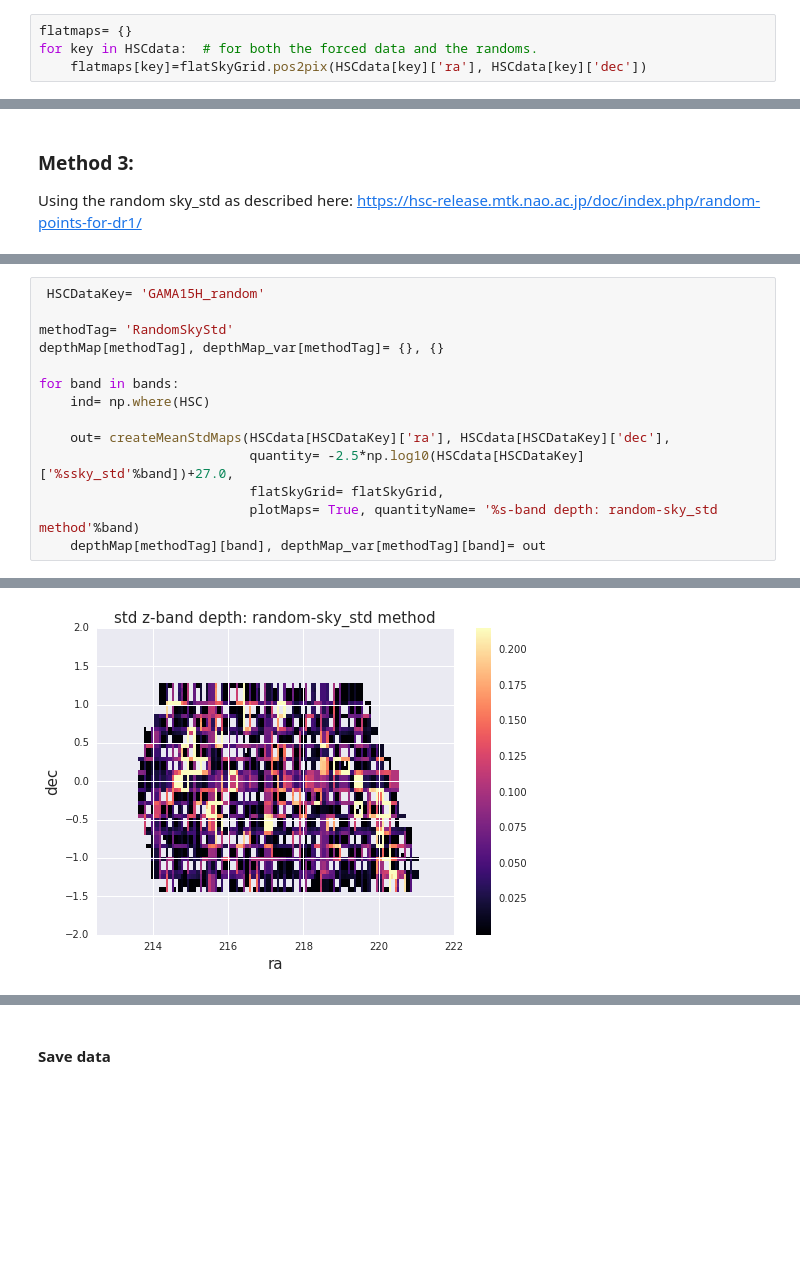
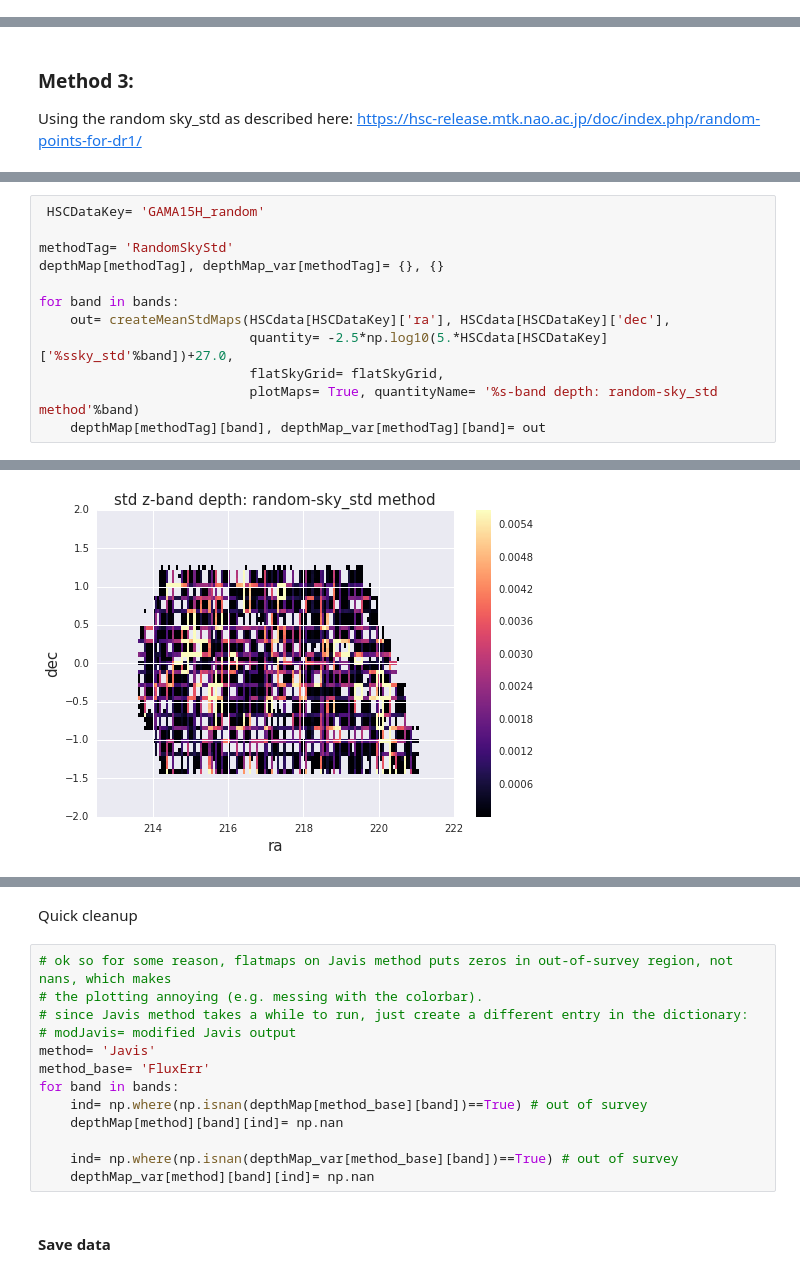
Before and after one commit to LSSTDESC/DEHSC_LSS, a Jupyter notebook: HSC_5sigma-depth.ipynb, the cells around one changed output, grey strips where cells are left out. Saved outputs shown, nothing was run; the diff lists cells and outputs as text; blank space fills up the shorter version.

```diff
--- a/HSC_5sigma-depth.ipynb
+++ b/HSC_5sigma-depth.ipynb
@@ -80,7 +83,3 @@ Added the columns. Now plotting the distribution.
 # %%
 import flatmaps as fm
 flatSkyGrid= fm.FlatMapInfo([212.5,222.],[-2.,2.], dx=0.057,dy=0.057)
-# %%
-flatmaps= {}
-for key in HSCdata:  # for both the forced data and the randoms.
-    flatmaps[key]=flatSkyGrid.pos2pix(HSCdata[key]['ra'], HSCdata[key]['dec'])
@@ -268,10 +251,8 @@ methodTag= 'RandomSkyStd'
 depthMap[methodTag], depthMap_var[methodTag]= {}, {}
 
 for band in bands:
-    ind= np.where(HSC)
-
     out= createMeanStdMaps(HSCdata[HSCDataKey]['ra'], HSCdata[HSCDataKey]['dec'],
-                           quantity= -2.5*np.log10(HSCdata[HSCDataKey]['%ssky_std'%band])+27.0,
+                           quantity= -2.5*np.log10(5.*HSCdata[HSCDataKey]['%ssky_std'%band])+27.0,
                            flatSkyGrid= flatSkyGrid,
                            plotMaps= True, quantityName= '%s-band depth: random-sky_std method'%band)
     depthMap[methodTag][band], depthMap_var[methodTag][band]= out
@@ -286 +267 @@ for band in bands:
-[figure, old version]
+[figure, new version]
@@ -289,3 +270,18 @@ for band in bands:
+# %% [markdown]
+Quick cleanup
+# %%
+# ok so for some reason, flatmaps on Javis method puts zeros in out-of-survey region, not nans, which makes
+# the plotting annoying (e.g. messing with the colorbar).
+# since Javis method takes a while to run, just create a different entry in the dictionary:
+# modJavis= modified Javis output
+method= 'Javis'
+method_base= 'FluxErr'
+for band in bands:
+    ind= np.where(np.isnan(depthMap[method_base][band])==True) # out of survey
+    depthMap[method][band][ind]= np.nan
+
+    ind= np.where(np.isnan(depthMap_var[method_base][band])==True) # out of survey
+    depthMap_var[method][band][ind]= np.nan
 # %% [markdown]
 #### Save data
 # %%
```
Also changed, not shown: parts of 23 cells of this notebook, 40 other files.
